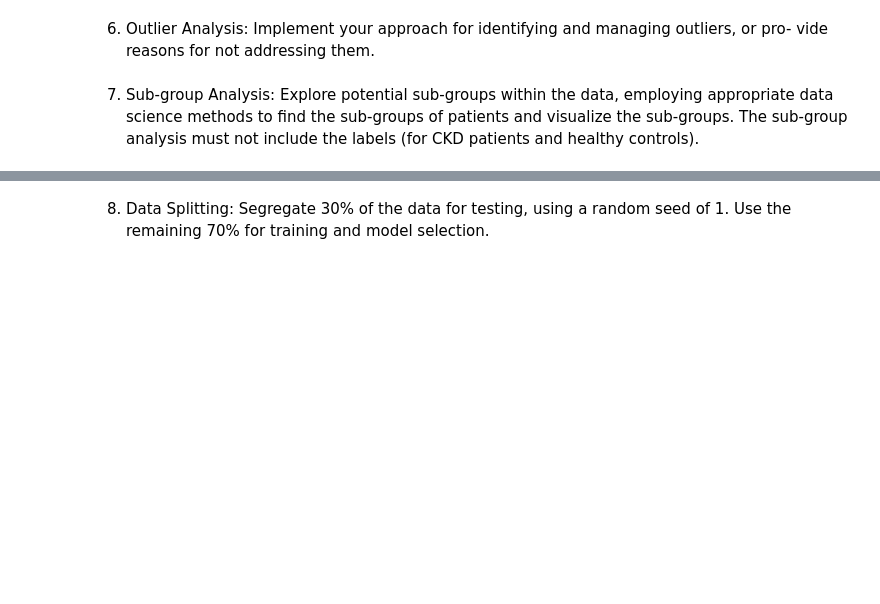
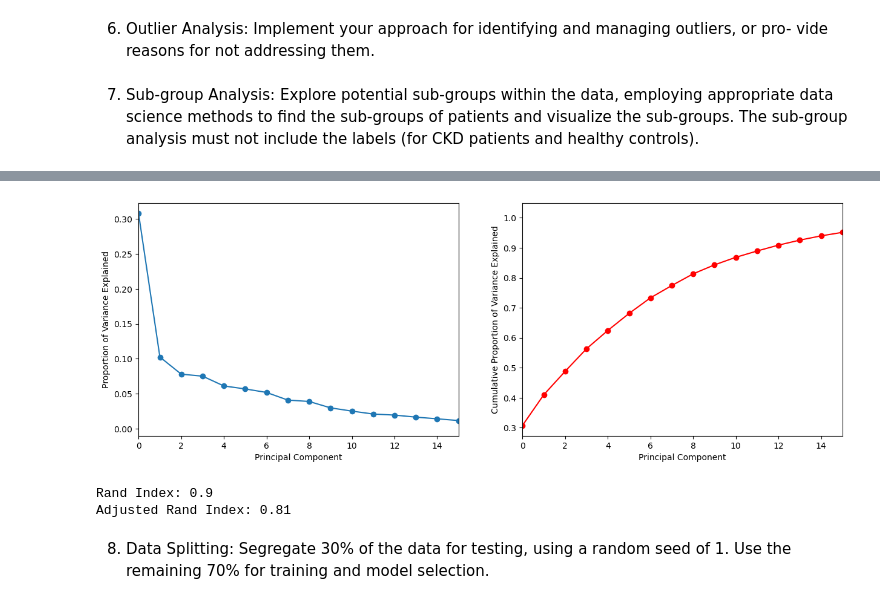
Before and after one commit to JennaOrvitz/Stats3DA3FinalProject, a Jupyter notebook: Stats3DA3.ipynb, the cells around one changed output, grey strips where cells are left out. Drawn from its saved outputs; the diff is of its cells as text; code cells hidden in the pictures; blank space fills up the shorter version.

```diff
--- a/Stats3DA3.ipynb
+++ b/Stats3DA3.ipynb
@@ -359,3 +473,30 @@ df['class'] = df['class'].replace({2:1})
+# %%
+fig , (ax1,ax2) = plt.subplots(1,2, figsize=(15,5))
+
+# Left plot
+ax1.plot(pca.explained_variance_ratio_, '-o')
+ax1.set_ylabel('Proportion of Variance Explained')
+ax1.set_ylim(ymin=-0.01)
+
+# Right plot
+ax2.plot(np.cumsum(pca.explained_variance_ratio_), '-ro')
+ax2.set_ylabel('Cumulative Proportion of Variance Explained')
+ax2.set_ylim(ymax=1.05)
+
+for ax in fig.axes:
+    ax.set_xlabel('Principal Component')
+    ax.set_xlim(0,15)
+# %% [output]
+[figure, added]
+# %%
+# Compare true labels with k-means cluster assignments
+adjusted_rand_index = round(adjusted_rand_score(y, kmeans_optimal.labels_), 2)
+rand = rand_score(kmeans_optimal.labels_, y).round(2)
+print("Rand Index:", rand)
+print("Adjusted Rand Index:", adjusted_rand_index)
+# %% [output]
+Rand Index: 0.9
+Adjusted Rand Index: 0.81
 # %% [markdown]
 8. Data Splitting: Segregate 30% of the data for testing, using a random seed of 1. Use the remaining 70% for training and model selection.
 # %%
```
Also changed, not shown: parts of 11 cells of this notebook, 1 other file.
